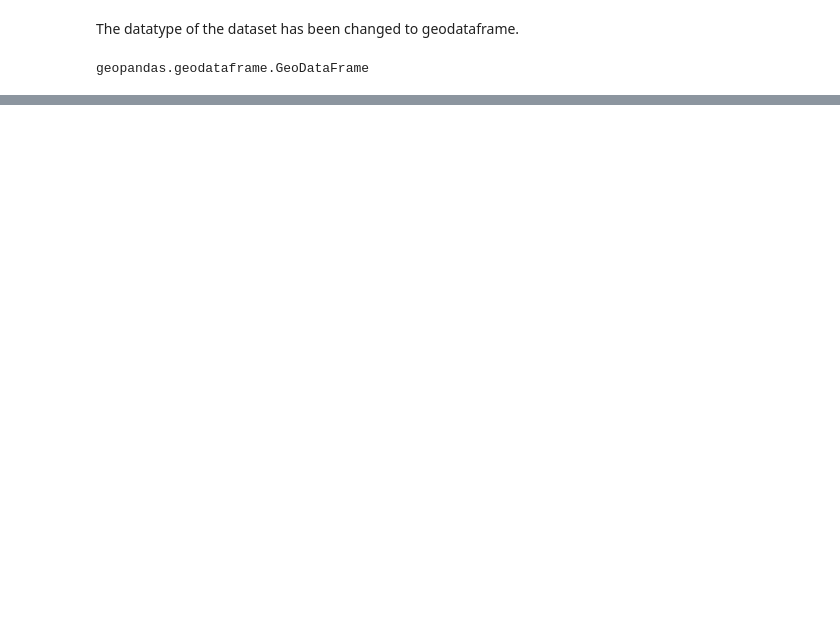
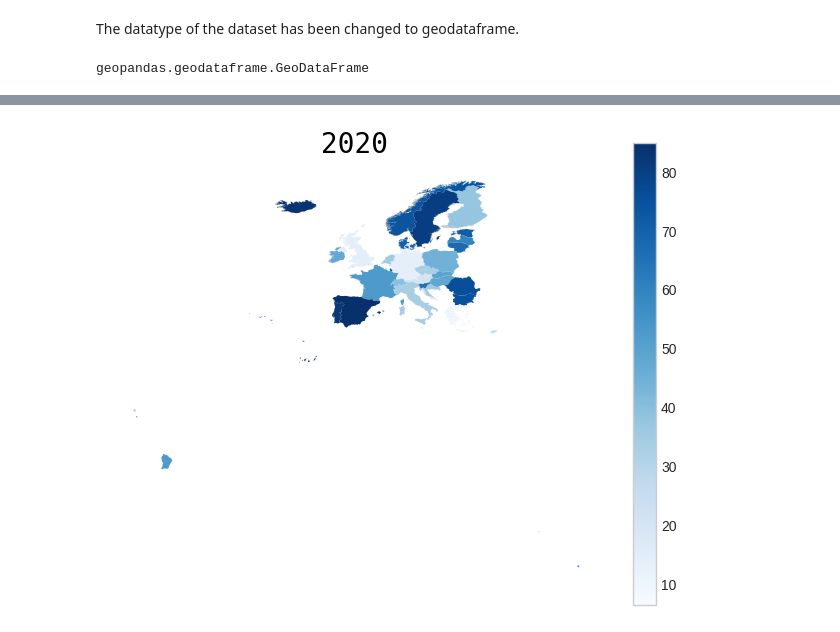
Before and after one commit to yuliiabosher/Fiber-optic-project, a Jupyter notebook: EU_historical_data.ipynb, the cells around one changed output, grey strips where cells are left out. Cells and saved outputs as stored; diff of their text form; code cells hidden in the pictures; blank space fills up the shorter version.

```diff
--- a/EU_historical_data.ipynb
+++ b/EU_historical_data.ipynb
@@ -323,0 +345,4 @@ geopandas.geodataframe.GeoDataFrame
+# %%
+plot_choropleth(eu_broadband_geo, 2020)
+# %% [output]
+[figure, added]
```
Also changed, not shown: parts of 8 cells of this notebook.
